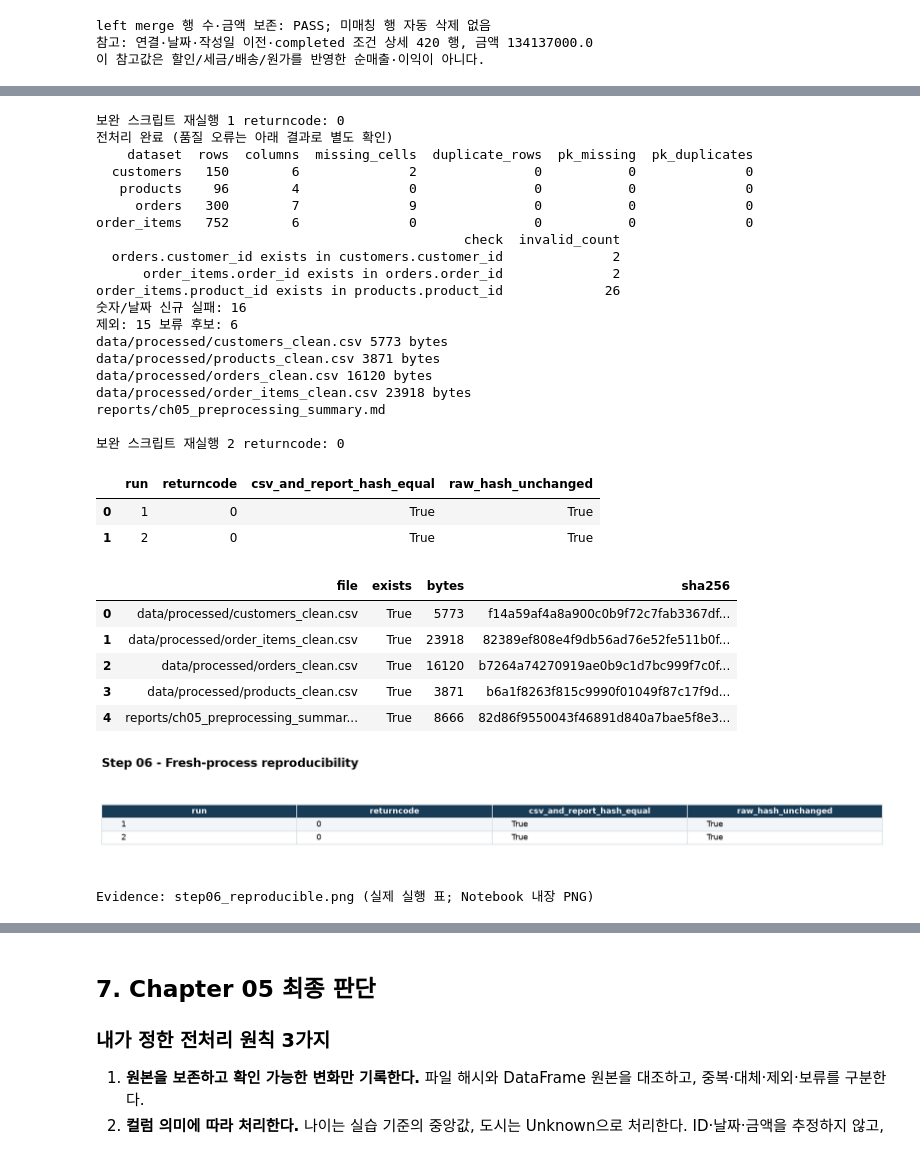
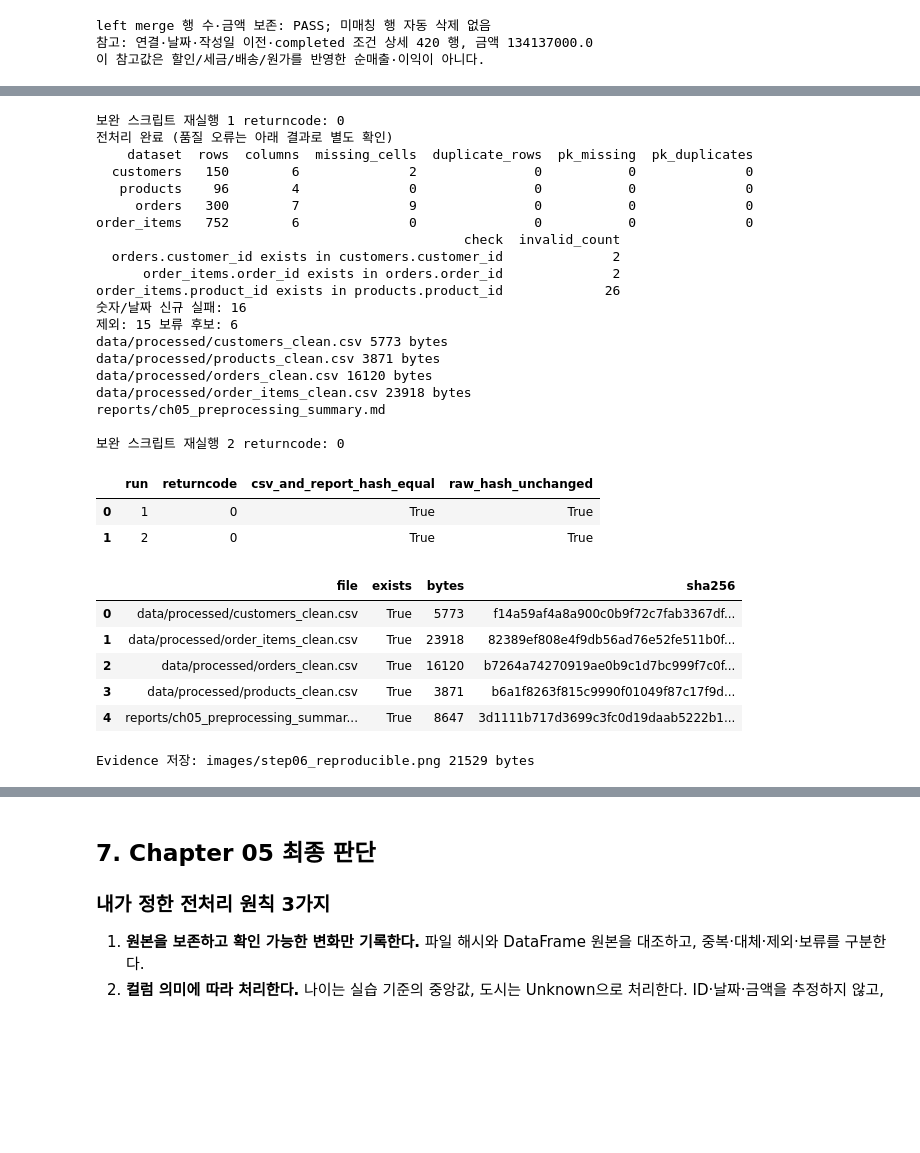
Before and after one commit to HauserNR/llm-data-analysis-study, a Jupyter notebook: chapter05/chapter05.ipynb, the cells around one changed output, grey strips where cells are left out. Saved outputs shown, nothing was run; the diff lists cells and outputs as text; code cells hidden in the pictures; blank space fills up the shorter version.

Commit message:
Store Chapter 05 evidence images and data in persistent folders

```diff
--- a/chapter05/chapter05.ipynb
+++ b/chapter05/chapter05.ipynb
@@ -126,13 +152,13 @@ data/
 # %%
 # 제출 경로 보완: 공통 data/raw 대신 Chapter 05 전용 Raw
 CURRENT_DIR = Path.cwd()
-RAW_DIR = PROJECT_ROOT / 'practice/chapter05/data/raw'
+RAW_DIR = PROJECT_ROOT / 'data/raw'
 PROCESSED_DIR = PROJECT_ROOT / 'data/processed'
 REPORT_DIR = PROJECT_ROOT / 'reports'
 PROCESSED_DIR.mkdir(parents=True, exist_ok=True)
 REPORT_DIR.mkdir(exist_ok=True)
 print('현재 실행 위치:', CURRENT_DIR)
-print('실행용 프로젝트 루트:', PROJECT_ROOT)
+print('Chapter 05 폴더:', PROJECT_ROOT)
 print('원본 데이터 폴더:', RAW_DIR)
 print('전처리 데이터 폴더:', PROCESSED_DIR)
 print('보고서 폴더:', REPORT_DIR)
@@ -1053,10 +1076,9 @@ print('전용 Raw를 새 복사본에서 전처리:', len(final_data), '종')
 전용 Raw를 새 복사본에서 전처리: 4 종
 # %%
-# PNG는 실제 DataFrame 출력의 렌더링이며 외부 이미지 파일을 요구하지 않는다.
+# 실제 실행 표를 chapter05/images에 저장하고 답안 Markdown에서 상대 경로로 참조한다.
 import matplotlib
 matplotlib.use('Agg')
 import matplotlib.pyplot as plt
-from io import BytesIO
 
 def evidence_table(frame, title, label):
     shown = frame.copy().astype(str)
@@ -1075,11 +1097,11 @@ def evidence_table(frame, title, label):
         elif row % 2:
             cell.set_facecolor('#f3f6f8')
     fig.tight_layout()
-    buffer = BytesIO()
-    fig.savefig(buffer, format='png', dpi=130, bbox_inches='tight')
+    image_path = IMAGE_DIR / label
+    fig.savefig(image_path, format='png', dpi=130, bbox_inches='tight')
     plt.close(fig)
-    display(Image(data=buffer.getvalue()))
-    print('Evidence:', label, '(실제 실행 표; Notebook 내장 PNG)')
+    assert image_path.exists() and image_path.stat().st_size > 0
+    print('Evidence 저장:', image_path.relative_to(PROJECT_ROOT), image_path.stat().st_size, 'bytes')
 # %% [markdown]
 ## 1. 전처리 전 상태 기록
 
@@ -1595,9 +1636,9 @@ notebook_hashes = {p.relative_to(PROJECT_ROOT).as_posix(): sha256(p) for p in ar
 
 official_script = PROJECT_ROOT / 'scripts/preprocess_data.py'
 official_backup = PROJECT_ROOT / 'scripts/preprocess_data_official.py'
-official_backup.write_bytes(official_script.read_bytes())
+assert official_backup.is_file()  # 첫 셀에서 검증한 공식 스크립트 원문을 유지한다.
 assert sha256(official_backup) == SOURCE_MANIFEST['files']['scripts/preprocess_data.py']['sha256']
-revised_script = "from pathlib import Path\nfrom src.submission_preprocessing import run_pipeline\n\nif __name__ == '__main__':\n    run_pipeline(Path.cwd())\n"
+revised_script = "from pathlib import Path\nimport sys\n\nPROJECT_ROOT = Path(__file__).resolve().parents[1]\nif str(PROJECT_ROOT) not in sys.path:\n    sys.path.insert(0, str(PROJECT_ROOT))\nfrom src.submission_preprocessing import run_pipeline\n\nif __name__ == '__main__':\n    run_pipeline(PROJECT_ROOT)\n"
 official_script.write_text(revised_script, encoding='utf-8')
 rerun_results = []
 for run in (1, 2):
@@ -1621,36 +1662,35 @@ display(artifact_manifest)
 evidence_table(pd.DataFrame(rerun_results), 'Step 06 - Fresh-process reproducibility', 'step06_reproducible.png')
 # %% [output]
 보완 스크립트 재실행 1 returncode: 0
 전처리 완료 (품질 오류는 아래 결과로 별도 확인)
     dataset  rows  columns  missing_cells  duplicate_rows  pk_missing  pk_duplicates
   customers   150        6              2               0           0              0
    products    96        4              0               0           0              0
      orders   300        7              9               0           0              0
 order_items   752        6              0               0           0              0
                                                check  invalid_count
   orders.customer_id exists in customers.customer_id              2
       order_items.order_id exists in orders.order_id              2
 order_items.product_id exists in products.product_id             26
 숫자/날짜 신규 실패: 16
 제외: 15 보류 후보: 6
 data/processed/customers_clean.csv 5773 bytes
 data/processed/products_clean.csv 3871 bytes
 data/processed/orders_clean.csv 16120 bytes
 data/processed/order_items_clean.csv 23918 bytes
 reports/ch05_preprocessing_summary.md
 
 보완 스크립트 재실행 2 returncode: 0
 |  | run | returncode | csv_and_report_hash_equal | raw_hash_unchanged |
 | 0 | 1 | 0 | True | True |
 | 1 | 2 | 0 | True | True |
 |  | file | exists | bytes | sha256 |
 | 0 | data/processed/customers_clean.csv | True | 5773 | f14a59af4a8a900c0b9f72c7fab3367df... |
 | 1 | data/processed/order_items_clean.csv | True | 23918 | 82389ef808e4f9db56ad76e52fe511b0f... |
 | 2 | data/processed/orders_clean.csv | True | 16120 | b7264a74270919ae0b9c1d7bc999f7c0f... |
 | 3 | data/processed/products_clean.csv | True | 3871 | b6a1f8263f815c9990f01049f87c17f9d... |
-| 4 | reports/ch05_preprocessing_summar... | True | 8666 | 82d86f9550043f46891d840a7bae5f8e3... |
+| 4 | reports/ch05_preprocessing_summar... | True | 8647 | 3d1111b717d3699c3fc0d19daab5222b1... |
-[figure, removed]
-Evidence: step06_reproducible.png (실제 실행 표; Notebook 내장 PNG)
+Evidence 저장: images/step06_reproducible.png 21529 bytes
 # %%
 # CSV는 타입 정보를 저장하지 않으므로 명시적으로 날짜를 다시 변환한다.
 reloaded = {name: pd.read_csv(PROCESSED_DIR / f'{name}_clean.csv') for name in final_data}
```
Also changed, not shown: parts of 23 cells of this notebook, 22 other files.
